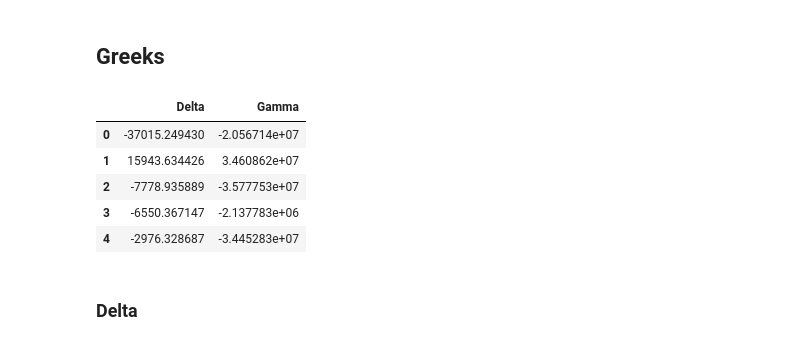
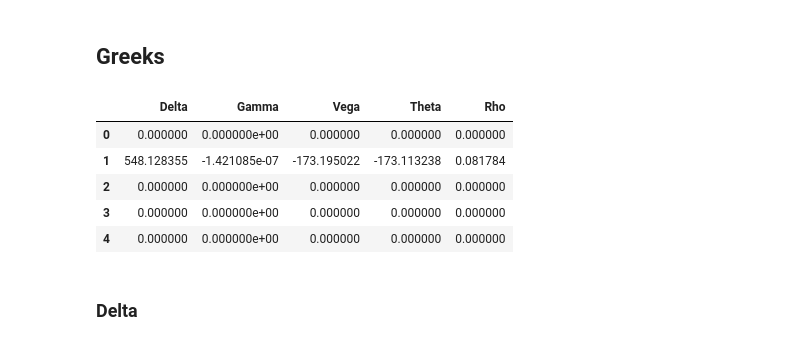
Before and after one commit to majulahsingapuri/Simulation-in-Finance, a Jupyter notebook: sim.ipynb, the cells around one changed output. Saved outputs shown, nothing was run; the diff lists cells and outputs as text; code cells hidden in the pictures.

Commit message:
Add remaining greeks

```diff
--- a/sim.ipynb
+++ b/sim.ipynb
@@ -118,9 +117,8 @@ def get_simulation_params(asset_hist, t, dt):
     prices = asset_hist[t: t+252, :]
     log_returns = np.diff(np.log(prices), axis=0)
     S0 = prices[-1, :]
-    v = np.mean(log_returns, axis=0)/dt
     Sigma = np.cov(log_returns, rowvar=False)/dt
-    return S0, Sigma, v
+    return S0, Sigma
 # %%
 def n_path_sim(asset_hist, Nsim, t, r, dt, p, m, sim_func, var_reduction=None):
 
@@ -133,29 +131,18 @@ def n_path_sim(asset_hist, Nsim, t, r, dt, p, m, sim_func, var_reduction=None):
         hist = np.moveaxis(hist, -1, 0)
         paths = np.zeros(shape=(Nsim, p, remaining_steps))
         for i in range(Nsim):
-            S0, Sigma, v = get_simulation_params(asset_hist, t, dt)
-            paths[i] = sim_func(S0, v, r, Sigma, dt, remaining_steps, p)
+            S0, Sigma = get_simulation_params(asset_hist, t, dt)
+            paths[i] = sim_func(S0, r, Sigma, dt, remaining_steps, p)
 
     elif var_reduction == "av":
         hist = np.repeat(asset_hist[252: 252+t].T[:, :, np.newaxis], Nsim*2, axis=2)
         hist = np.moveaxis(hist, -1, 0)
         paths = np.zeros(shape=(2 * Nsim, p, remaining_steps))
         for i in range(Nsim):
-            S0, Sigma, v = get_simulation_params(asset_hist, t, dt)
-            paths[i], paths[Nsim + i] = sim_func(S0, v, r, Sigma, dt, remaining_steps, p)
+            S0, Sigma = get_simulation_params(asset_hist, t, dt)
+            paths[i], paths[Nsim + i] = sim_func(S0, r, Sigma, dt, remaining_steps, p)
 
     # get historical prices up to current time step
 
     paths = np.concatenate((hist, paths), axis=2)
     return paths
-# %%
-def n_path_sim_greeks(asset_hist, Nsim, t, r, dt, p, m, sim_func):
-
-    remaining_steps = m-t
-    paths = np.zeros(shape=(3, Nsim, p, remaining_steps))
-    for j, h in enumerate([1, 0.998, 1.002]):
-        for i in range(Nsim):
-            S0, Sigma, v = get_simulation_params(asset_hist, t, dt)
-            paths[j][i] = sim_func(S0 * h, v, r, Sigma, dt, remaining_steps, p)
-
-    return paths
@@ -280,7 +293,8 @@ px.line(merged, y=["Price", "Monte Carlo", "Antithetic Variates"])
 # %% [markdown]
 ## Greeks
 # %%
-expected_payoffs_greeks = np.zeros(shape=(3, m))
+expected_payoffs_greeks = np.zeros(shape=(9, m))
+h = 0.002
 
 for t in tqdm(range(m), leave=False):
     r = calc_rates(t, m, rates)
@@ -292,34 +306,44 @@ for t in tqdm(range(m), leave=False):
                     dt=dt,
                     p=3,
                     m=m,
+                    h_=h,
                     sim_func=multi_asset_GBM,
                     )
 
-    for i in range(3):
+    for i in range(9):
         expected_payoffs_greeks[i][t] = expected_payoff(payoff(paths[i], K, Barrier, m-t), r=r, T=T, t=t*dt)
 # %%
 greeks_df = pd.DataFrame(
     np.concatenate(
         (
             (
-                (expected_payoffs_greeks[2] - expected_payoffs_greeks[1])/0.004
+                (expected_payoffs_greeks[2] - expected_payoffs_greeks[1])/(2 * h)
             ).reshape(1, m),
             (
-                (expected_payoffs_greeks[2] - ( 2 * expected_payoffs_greeks[0] ) + expected_payoffs_greeks[1])/ np.square(0.002)
-            ).reshape(1, m)
+                (expected_payoffs_greeks[2] - ( 2 * expected_payoffs_greeks[0] ) + expected_payoffs_greeks[1])/ np.square(h)
+            ).reshape(1, m),
+            (
+                (expected_payoffs_greeks[4] - expected_payoffs_greeks[3])/(2 * h)
+            ).reshape(1, m),
+            (
+                (expected_payoffs_greeks[6] - expected_payoffs_greeks[5])/(2 * h)
+            ).reshape(1, m),
+            (
+                (expected_payoffs_greeks[8] - expected_payoffs_greeks[7])/(2 * h)
+            ).reshape(1, m),
         ),
         axis=0
     ).T,
-    columns=["Delta", "Gamma"]
+    columns=["Delta", "Gamma", "Vega", "Theta", "Rho"]
 )
 greeks_df.head()
 # %% [output]
-|  | Delta | Gamma |
-| 0 | -37015.249430 | -2.056714e+07 |
-| 1 | 15943.634426 | 3.460862e+07 |
-| 2 | -7778.935889 | -3.577753e+07 |
-| 3 | -6550.367147 | -2.137783e+06 |
-| 4 | -2976.328687 | -3.445283e+07 |
+|  | Delta | Gamma | Vega | Theta | Rho |
+| 0 | 0.000000 | 0.000000e+00 | 0.000000 | 0.000000 | 0.000000 |
+| 1 | 548.128355 | -1.421085e-07 | -173.195022 | -173.113238 | 0.081784 |
+| 2 | 0.000000 | 0.000000e+00 | 0.000000 | 0.000000 | 0.000000 |
+| 3 | 0.000000 | 0.000000e+00 | 0.000000 | 0.000000 | 0.000000 |
+| 4 | 0.000000 | 0.000000e+00 | 0.000000 | 0.000000 | 0.000000 |
 # %% [markdown]
 ### Delta
 # %%
```
Also changed, not shown: parts of 13 cells of this notebook.
